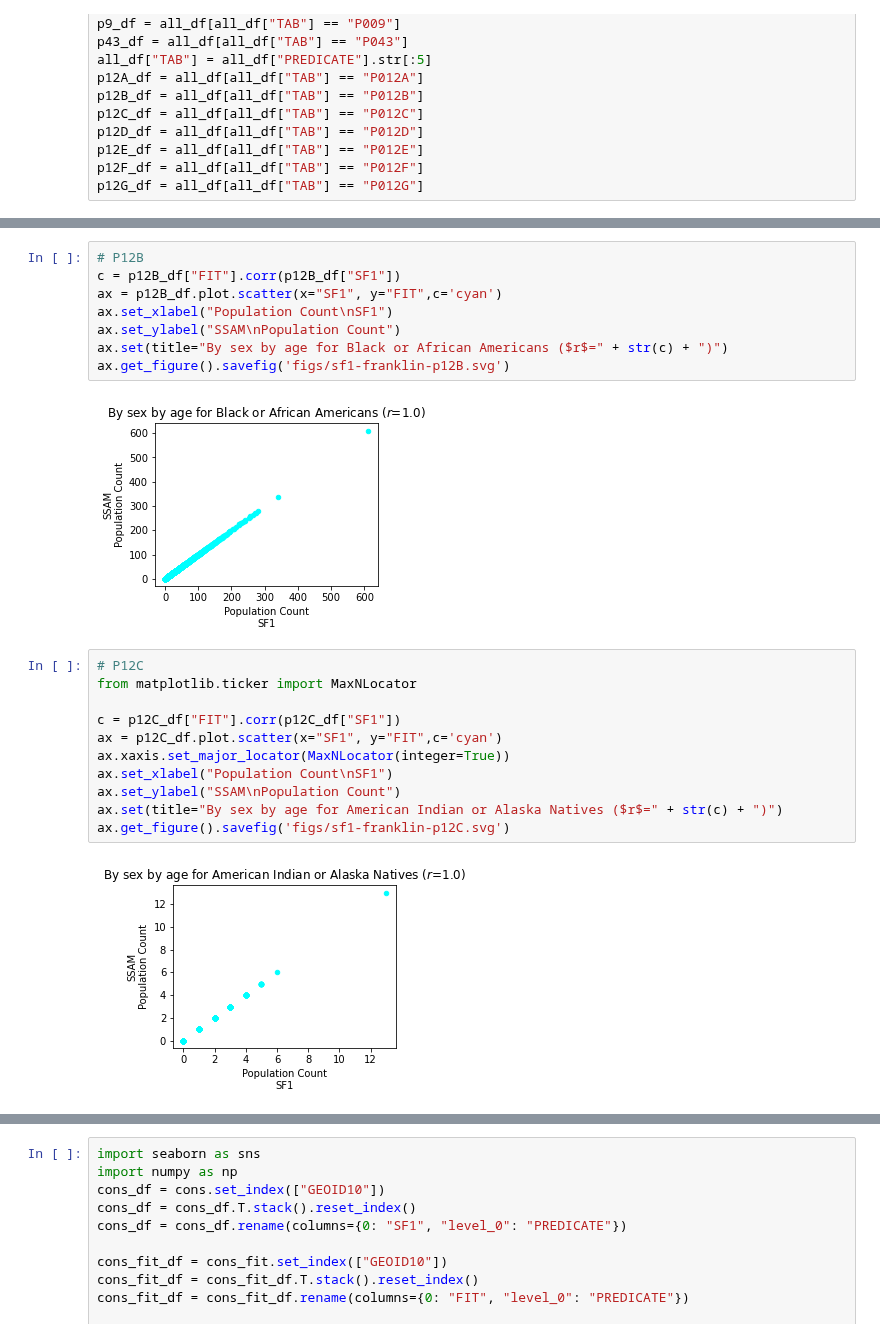
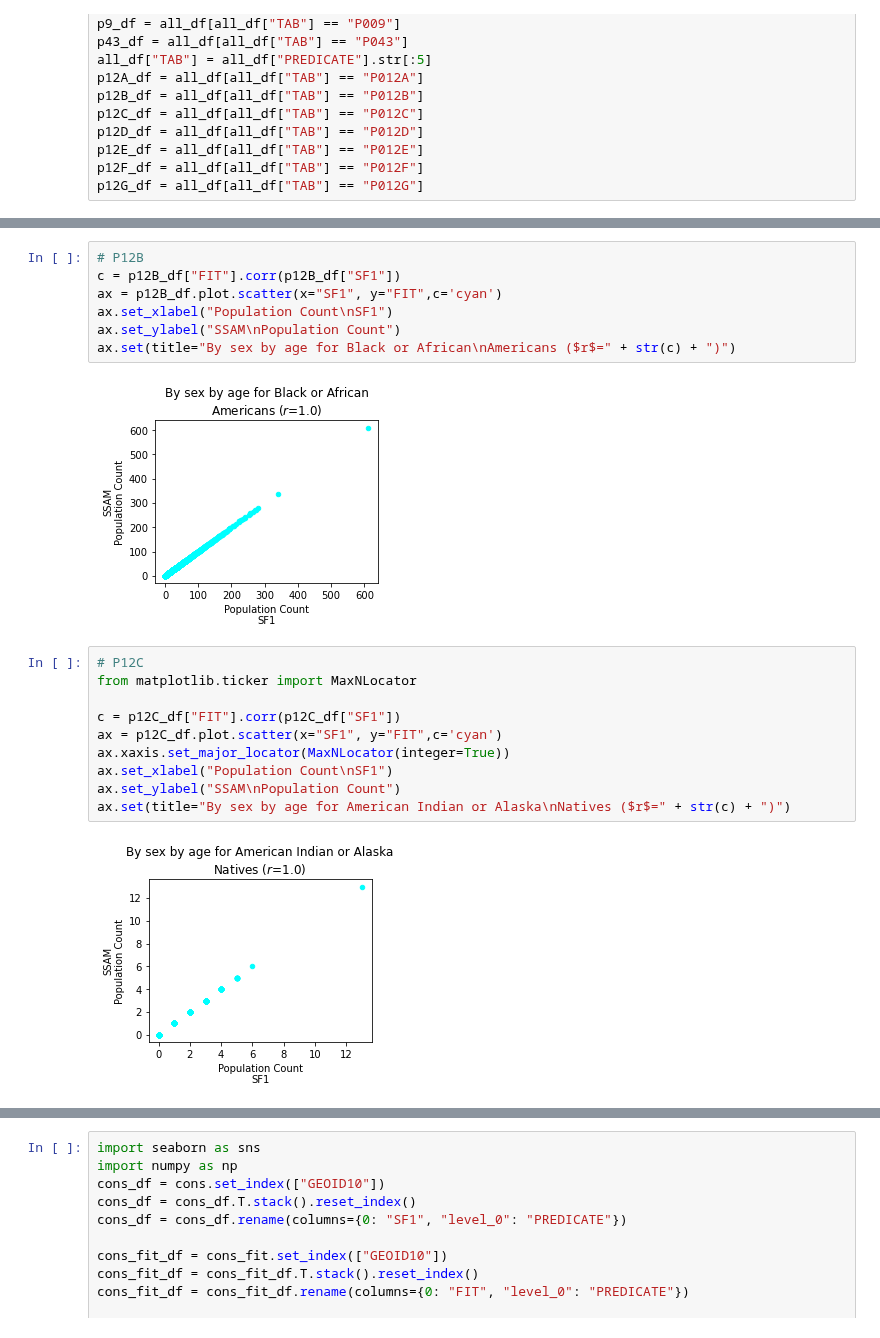
Before and after one commit to linyuehzzz/synthetic-populations, a Jupyter notebook: franklin_microdata.ipynb, the cells around one changed output, grey strips where cells are left out. Drawn from its saved outputs; the diff is of its cells as text.

Commit message:
update plots

```diff
--- a/franklin_microdata.ipynb
+++ b/franklin_microdata.ipynb
@@ -640,13 +636,12 @@ ax.get_figure().savefig('figs/sf1-franklin-p12A.svg')
 # %%
 # P12B
 c = p12B_df["FIT"].corr(p12B_df["SF1"])
 ax = p12B_df.plot.scatter(x="SF1", y="FIT",c='cyan')
 ax.set_xlabel("Population Count\nSF1")
 ax.set_ylabel("SSAM\nPopulation Count")
-ax.set(title="By sex by age for Black or African Americans ($r$=" + str(c) + ")")
-ax.get_figure().savefig('figs/sf1-franklin-p12B.svg')
+ax.set(title="By sex by age for Black or African\nAmericans ($r$=" + str(c) + ")")
 # %% [output]
-[figure, old version]
+[figure, new version]
 # %%
 # P12C
 from matplotlib.ticker import MaxNLocator
@@ -656,10 +651,9 @@ ax = p12C_df.plot.scatter(x="SF1", y="FIT",c='cyan')
 ax.xaxis.set_major_locator(MaxNLocator(integer=True))
 ax.set_xlabel("Population Count\nSF1")
 ax.set_ylabel("SSAM\nPopulation Count")
-ax.set(title="By sex by age for American Indian or Alaska Natives ($r$=" + str(c) + ")")
-ax.get_figure().savefig('figs/sf1-franklin-p12C.svg')
+ax.set(title="By sex by age for American Indian or Alaska\nNatives ($r$=" + str(c) + ")")
 # %% [output]
-[figure, old version]
+[figure, new version]
 # %%
 # P12D
 c = p12D_df["FIT"].corr(p12D_df["SF1"])
```
Also changed, not shown: parts of 13 cells of this notebook, 9 other files.
